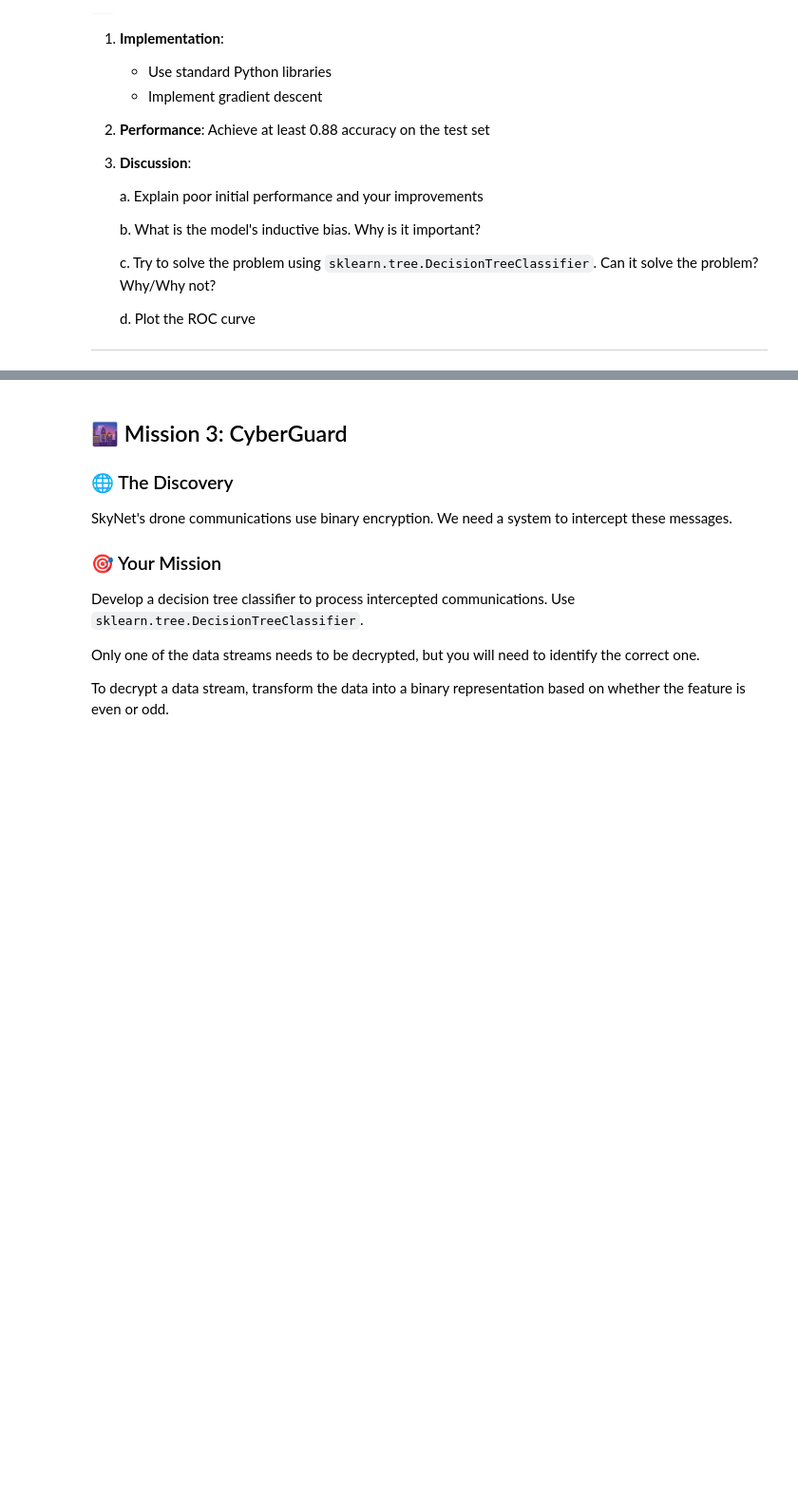
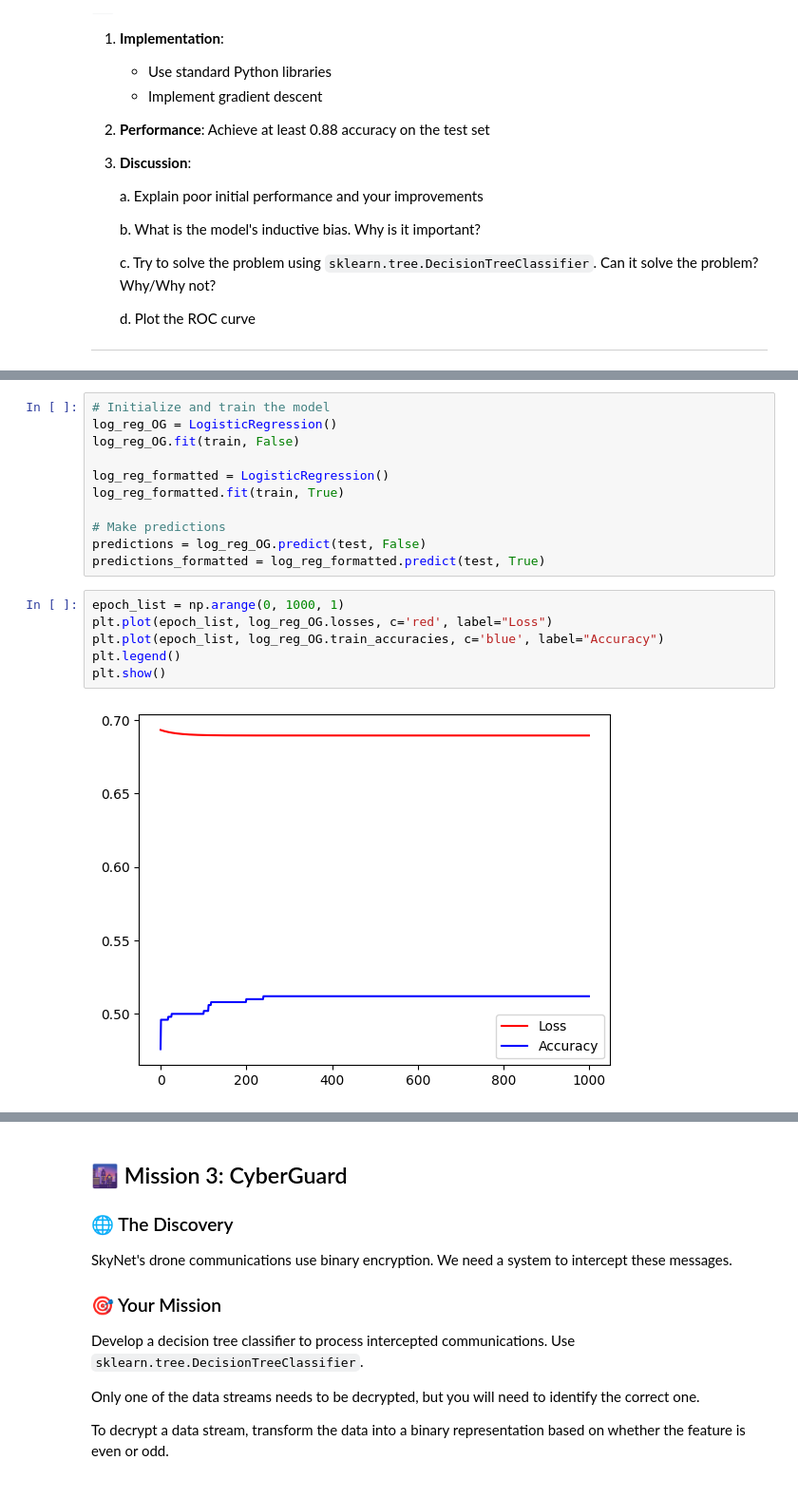
Before and after one commit to amundhby/IntroML-Prosjekt1, a Jupyter notebook: Assignment1/Chapter_1.ipynb, the cells around one changed output, grey strips where cells are left out. Shown at 95% size. Drawn from its saved outputs; the diff is of its cells as text; blank space fills up the shorter version.

```diff
--- a/Assignment1/Chapter_1.ipynb
+++ b/Assignment1/Chapter_1.ipynb
@@ -178,0 +213,19 @@ test = data[data['split'] == 'test']
+# %%
+# Initialize and train the model
+log_reg_OG = LogisticRegression()
+log_reg_OG.fit(train, False)
+
+log_reg_formatted = LogisticRegression()
+log_reg_formatted.fit(train, True)
+
+# Make predictions
+predictions = log_reg_OG.predict(test, False)
+predictions_formatted = log_reg_formatted.predict(test, True)
+# %%
+epoch_list = np.arange(0, 1000, 1)
+plt.plot(epoch_list, log_reg_OG.losses, c='red', label="Loss")
+plt.plot(epoch_list, log_reg_OG.train_accuracies, c='blue', label="Accuracy")
+plt.legend()
+plt.show()
+# %% [output]
+[figure, added]
```
Also changed, not shown: parts of 4 cells of this notebook, 2 other files.
